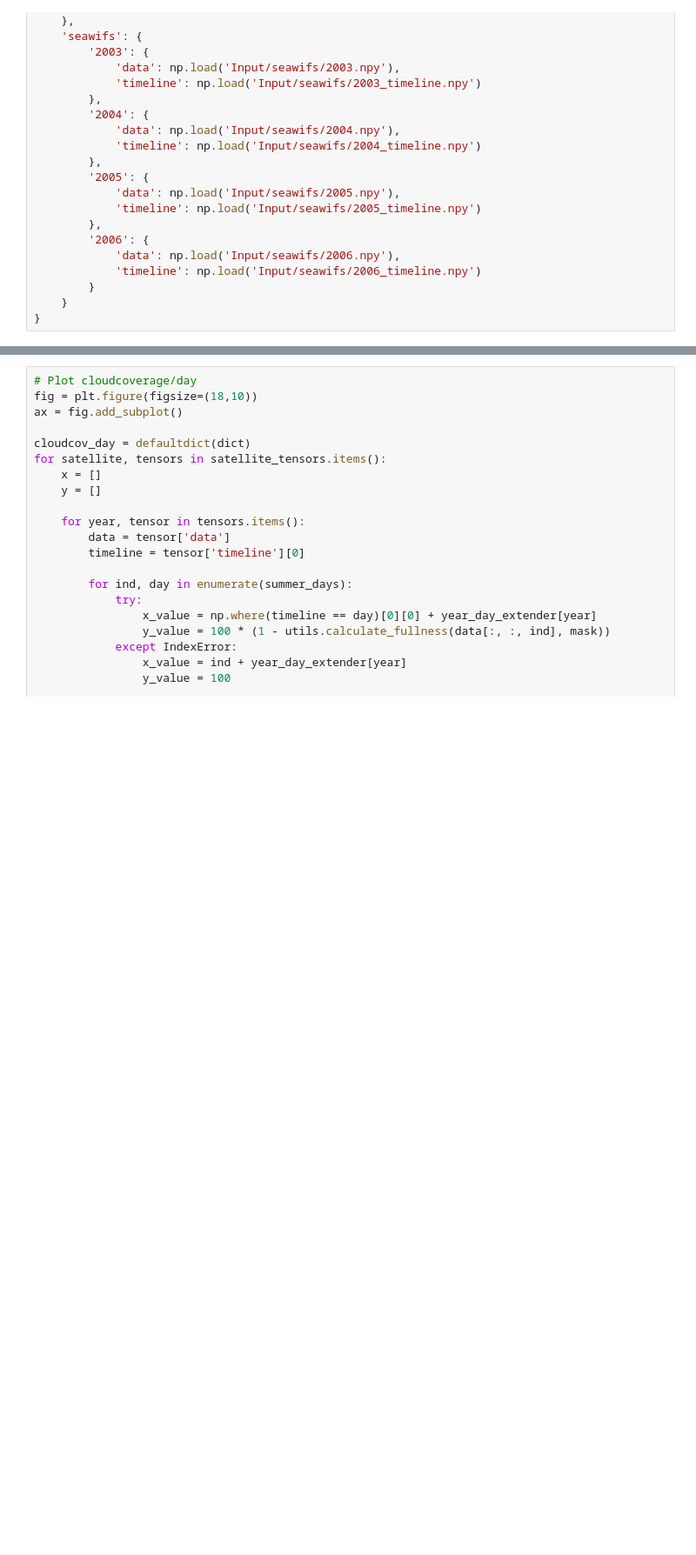
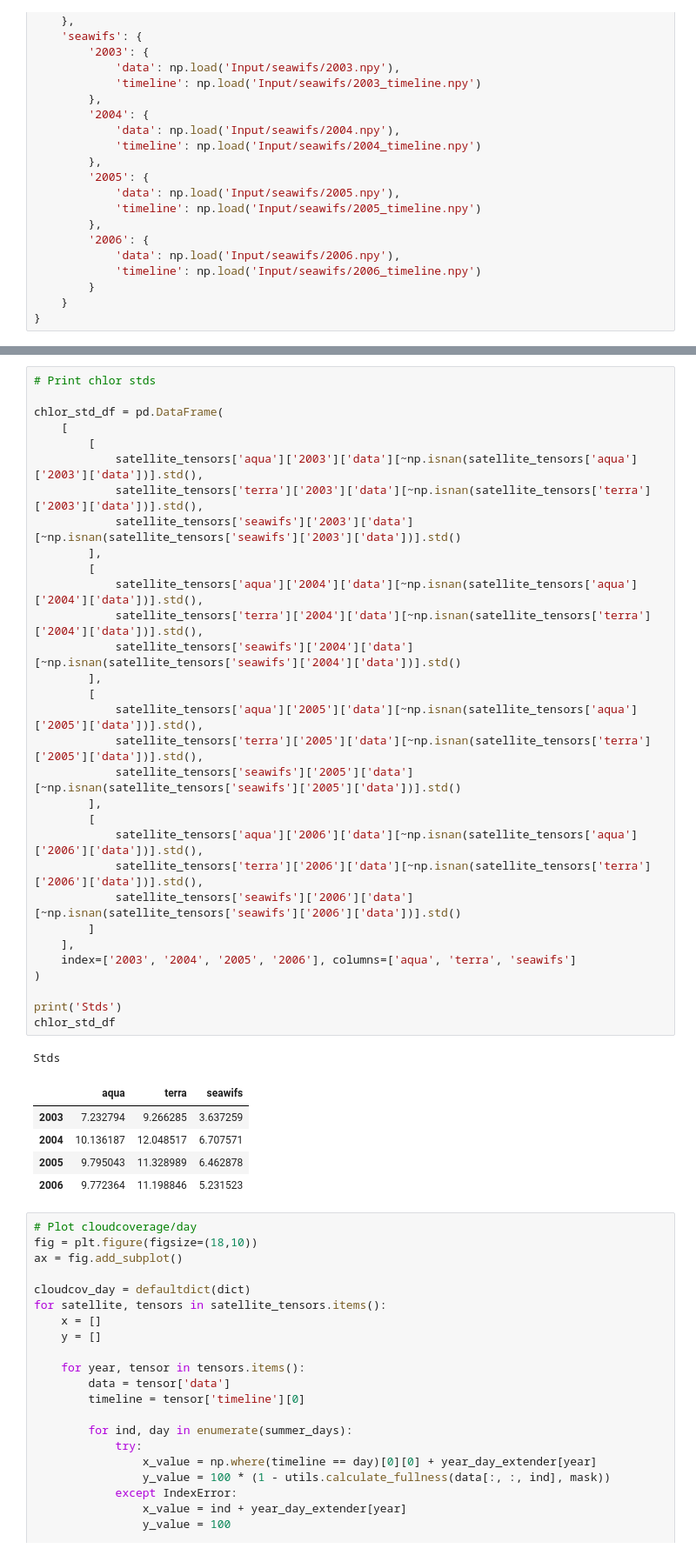
Before and after one commit to theleokul/tieof, a Jupyter notebook: research/raw_analysis.ipynb, the cells around one changed output, grey strips where cells are left out. Shown at 87% size. Saved outputs shown, nothing was run; the diff lists cells and outputs as text; blank space fills up the shorter version.

```diff
--- a/research/raw_analysis.ipynb
+++ b/research/raw_analysis.ipynb
@@ -89,3 +127,41 @@ satellite_tensors = {
+# %%
+# Print chlor stds
+
+chlor_std_df = pd.DataFrame(
+    [
+        [
+            satellite_tensors['aqua']['2003']['data'][~np.isnan(satellite_tensors['aqua']['2003']['data'])].std(),
+            satellite_tensors['terra']['2003']['data'][~np.isnan(satellite_tensors['terra']['2003']['data'])].std(),
+            satellite_tensors['seawifs']['2003']['data'][~np.isnan(satellite_tensors['seawifs']['2003']['data'])].std()
+        ],
+        [
+            satellite_tensors['aqua']['2004']['data'][~np.isnan(satellite_tensors['aqua']['2004']['data'])].std(),
+            satellite_tensors['terra']['2004']['data'][~np.isnan(satellite_tensors['terra']['2004']['data'])].std(),
+            satellite_tensors['seawifs']['2004']['data'][~np.isnan(satellite_tensors['seawifs']['2004']['data'])].std()
+        ],
+        [
+            satellite_tensors['aqua']['2005']['data'][~np.isnan(satellite_tensors['aqua']['2005']['data'])].std(),
+            satellite_tensors['terra']['2005']['data'][~np.isnan(satellite_tensors['terra']['2005']['data'])].std(),
+            satellite_tensors['seawifs']['2005']['data'][~np.isnan(satellite_tensors['seawifs']['2005']['data'])].std()
+        ],
+        [
+            satellite_tensors['aqua']['2006']['data'][~np.isnan(satellite_tensors['aqua']['2006']['data'])].std(),
+            satellite_tensors['terra']['2006']['data'][~np.isnan(satellite_tensors['terra']['2006']['data'])].std(),
+            satellite_tensors['seawifs']['2006']['data'][~np.isnan(satellite_tensors['seawifs']['2006']['data'])].std()
+        ]
+    ],
+    index=['2003', '2004', '2005', '2006'], columns=['aqua', 'terra', 'seawifs']
+)
+
+print('Stds')
+chlor_std_df
+# %% [output]
+Stds
+|  | aqua | terra | seawifs |
+| 2003 | 7.232794 | 9.266285 | 3.637259 |
+| 2004 | 10.136187 | 12.048517 | 6.707571 |
+| 2005 | 9.795043 | 11.328989 | 6.462878 |
+| 2006 | 9.772364 | 11.198846 | 5.231523 |
 # %%
 # Plot cloudcoverage/day
 fig = plt.figure(figsize=(18,10))
```
Also changed, not shown: parts of 4 cells of this notebook, 1 other file.
